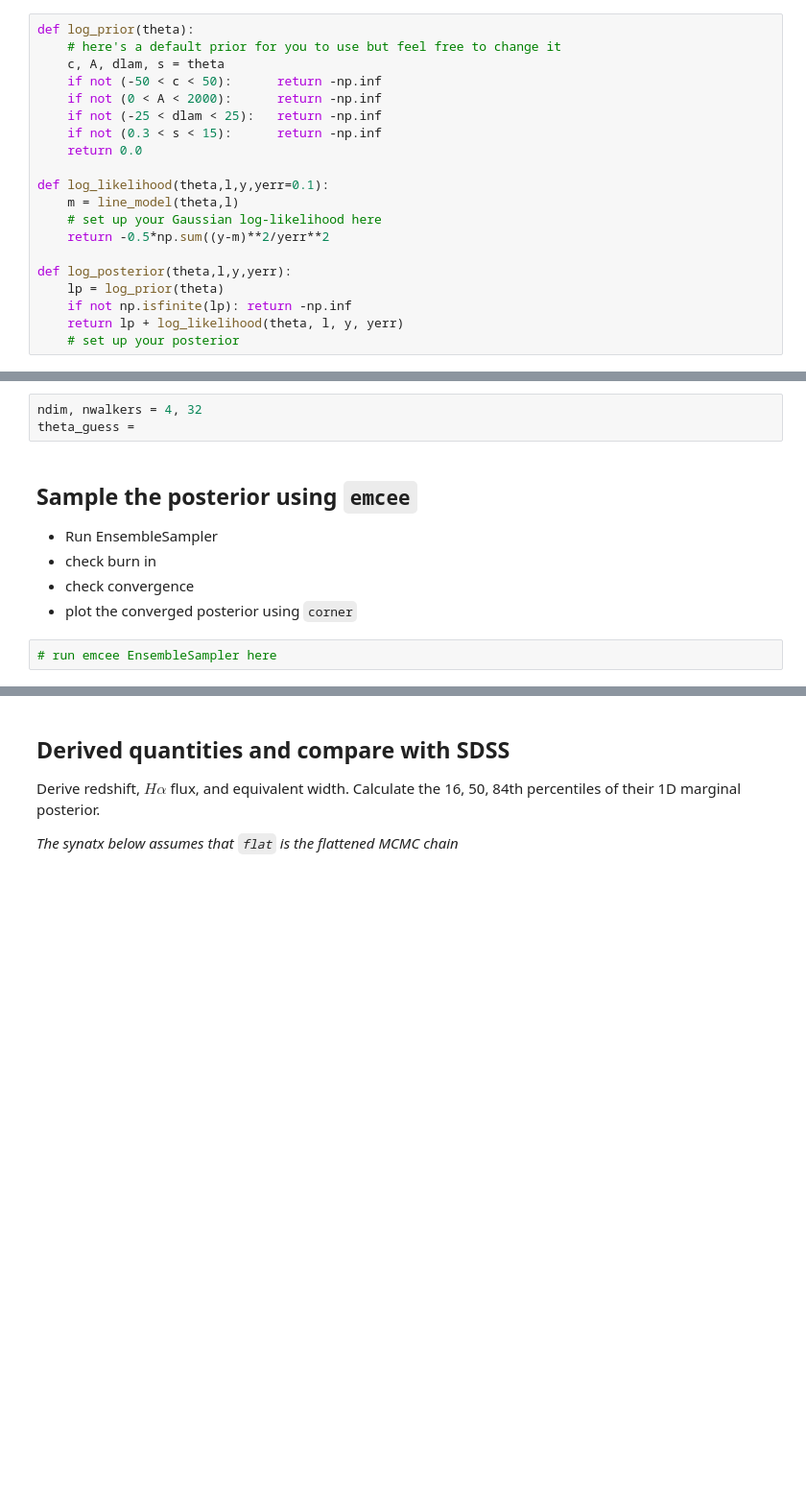
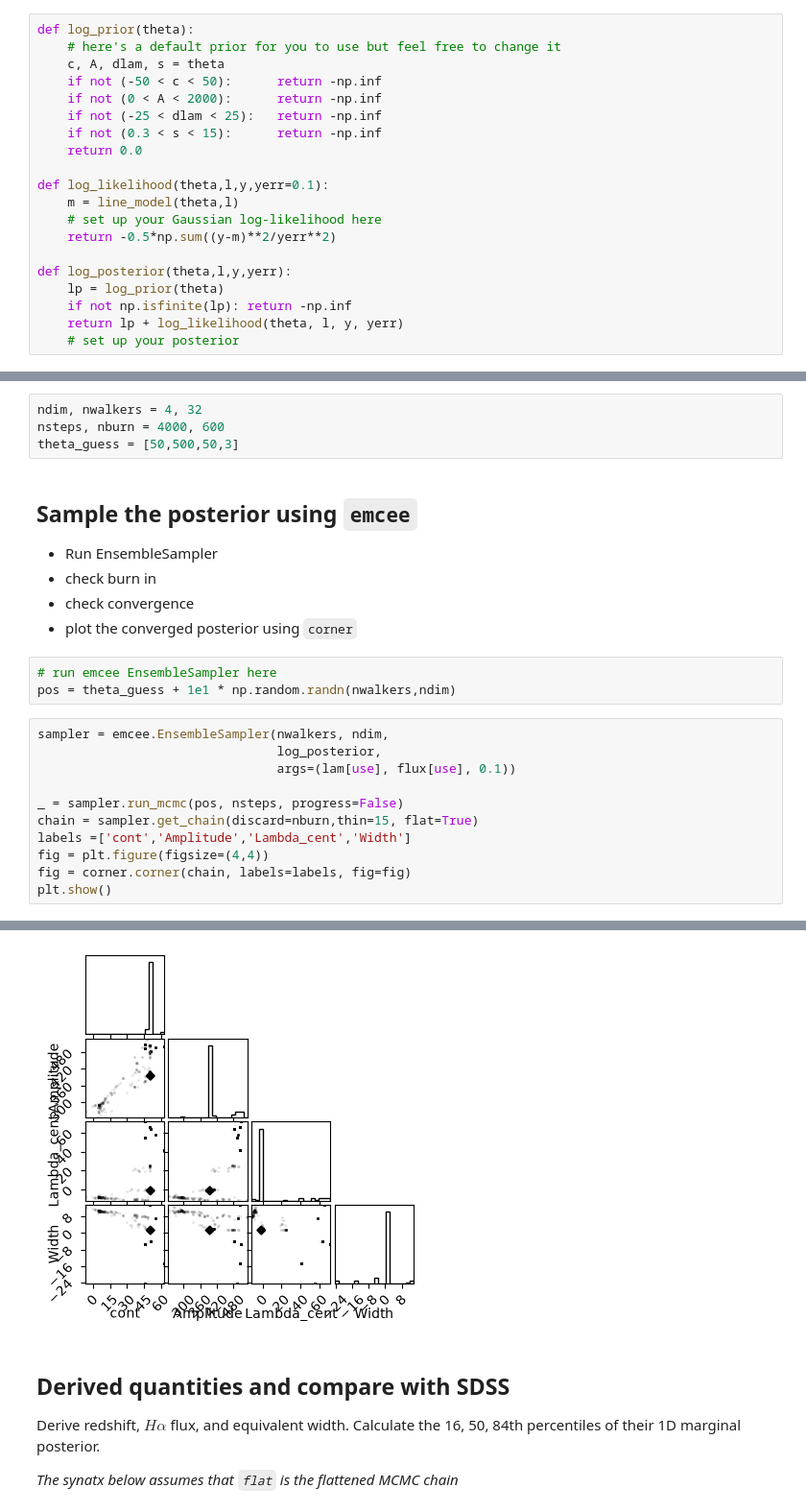
Before and after one commit to asamcnaughton/ast384c, a Jupyter notebook: inclass/lec9_hierarchical/review_emission.ipynb, the cells around one changed output, grey strips where cells are left out. Shown at 96% size. Cells and saved outputs as stored; diff of their text form; blank space fills up the shorter version.

```diff
--- a/inclass/lec9_hierarchical/review_emission.ipynb
+++ b/inclass/lec9_hierarchical/review_emission.ipynb
@@ -166,7 +180,7 @@ def log_prior(theta):
 def log_likelihood(theta,l,y,yerr=0.1):
     m = line_model(theta,l)
     # set up your Gaussian log-likelihood here
-    return -0.5*np.sum((y-m)**2/yerr**2
+    return -0.5*np.sum((y-m)**2/yerr**2)
 
 def log_posterior(theta,l,y,yerr):
     lp = log_prior(theta)
@@ -177,7 +191,8 @@ def log_posterior(theta,l,y,yerr):
 ## initialize the walkers
 # %%
 ndim, nwalkers = 4, 32
-theta_guess =
+nsteps, nburn = 4000, 600
+theta_guess = [50,500,50,3]
 # %% [markdown]
 ## Sample the posterior using `emcee`
 * Run EnsembleSampler
@@ -186,3 +201,16 @@ theta_guess =
 * plot the converged posterior using `corner`
 # %%
 # run emcee EnsembleSampler here
+pos = theta_guess + 1e1 * np.random.randn(nwalkers,ndim)
+# %%
+sampler = emcee.EnsembleSampler(nwalkers, ndim,
+                                log_posterior,
+                                args=(lam[use], flux[use], 0.1))
+
+_ = sampler.run_mcmc(pos, nsteps, progress=False)
+chain = sampler.get_chain(discard=nburn,thin=15, flat=True)
+labels =['cont','Amplitude','Lambda_cent','Width']
+fig = plt.figure(figsize=(4,4))
+fig = corner.corner(chain, labels=labels, fig=fig)
+plt.show()
+# %% [output]
@@ -189,3 +223,4 @@ theta_guess =
+[figure, added]
 # %% [markdown]
 ## Derived quantities and compare with SDSS
 Derive redshift, $H\alpha$ flux, and equivalent width. Calculate the 16, 50, 84th percentiles of their 1D marginal posterior.
```
Also changed, not shown: parts of 5 cells of this notebook, 8 other files.
